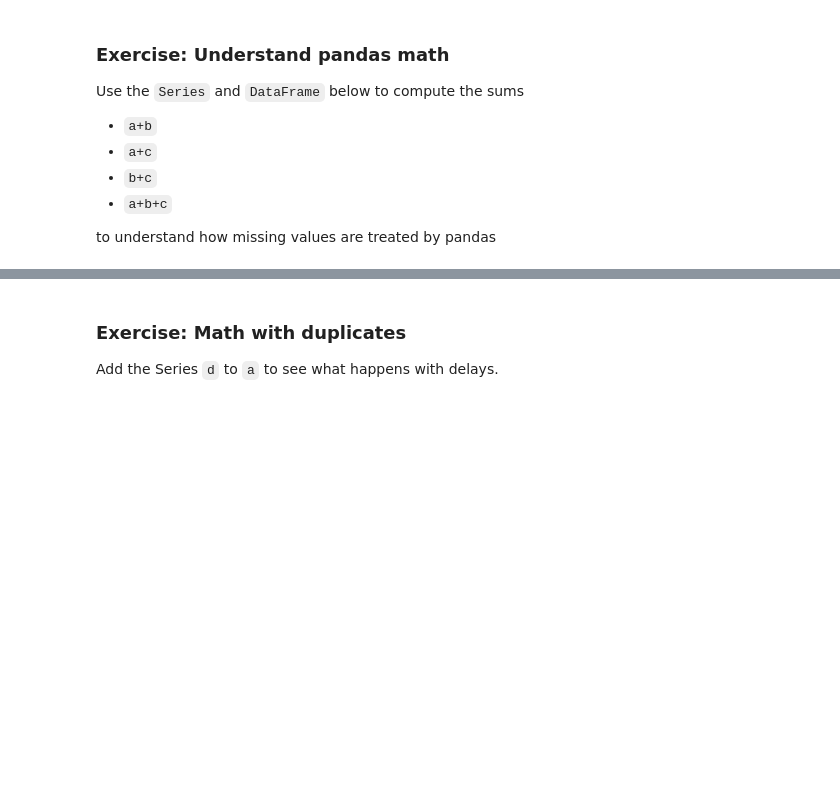
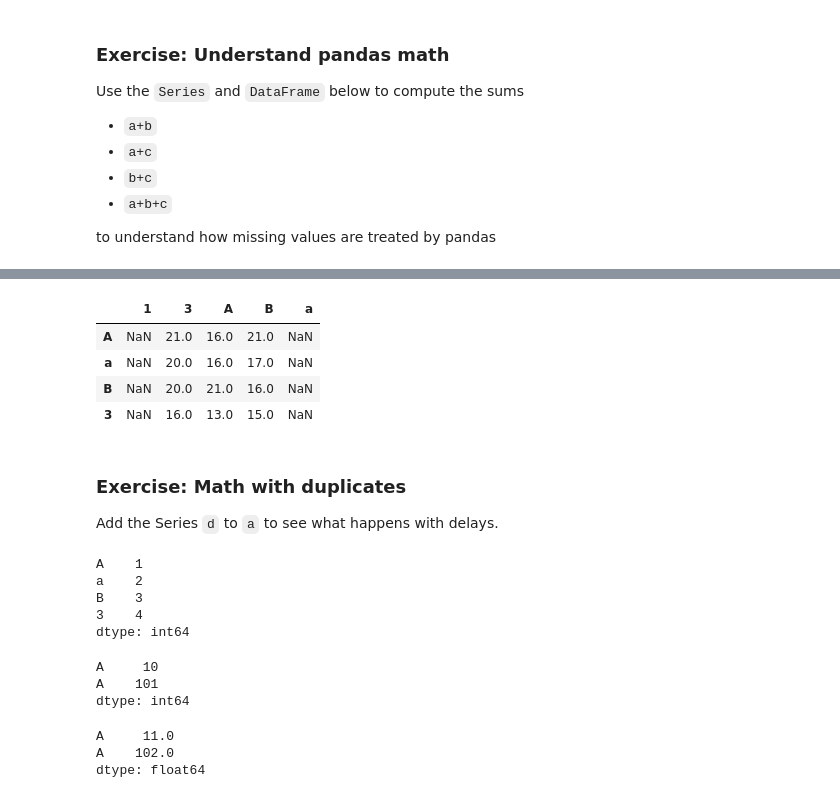
Before and after one commit to GeorgeHockey/python-introduction, a Jupyter notebook: course/introduction/lesson-8.ipynb, the cells around one changed output, grey strips where cells are left out. Drawn from its saved outputs; the diff is of its cells as text; code cells hidden in the pictures; blank space fills up the shorter version.

```diff
--- a/course/introduction/lesson-8.ipynb
+++ b/course/introduction/lesson-8.ipynb
@@ -317,3 +367,11 @@ c = pd.DataFrame(values, columns=columns, index=idx)
+# %%
+a + b + c
+# %% [output]
+|  | 1 | 3 | A | B | a |
+| A | NaN | 21.0 | 16.0 | 21.0 | NaN |
+| a | NaN | 20.0 | 16.0 | 17.0 | NaN |
+| B | NaN | 20.0 | 21.0 | 16.0 | NaN |
+| 3 | NaN | 16.0 | 13.0 | 15.0 | NaN |
 # %% [markdown]
 ### Exercise: Math with duplicates
 
@@ -322,3 +380,23 @@ Add the Series `d` to `a` to see what happens with delays.
 # Setup: Data for exercise
 
 d = pd.Series([10, 101], index=["A","A"])
+# %%
+a
+# %% [output]
+A    1
+a    2
+B    3
+3    4
+dtype: int64
+# %%
+d
+# %% [output]
+A     10
+A    101
+dtype: int64
+# %%
+(a + d).dropna()
+# %% [output]
+A     11.0
+A    102.0
+dtype: float64
```
Also changed, not shown: parts of 20 cells of this notebook, 13 other files.
